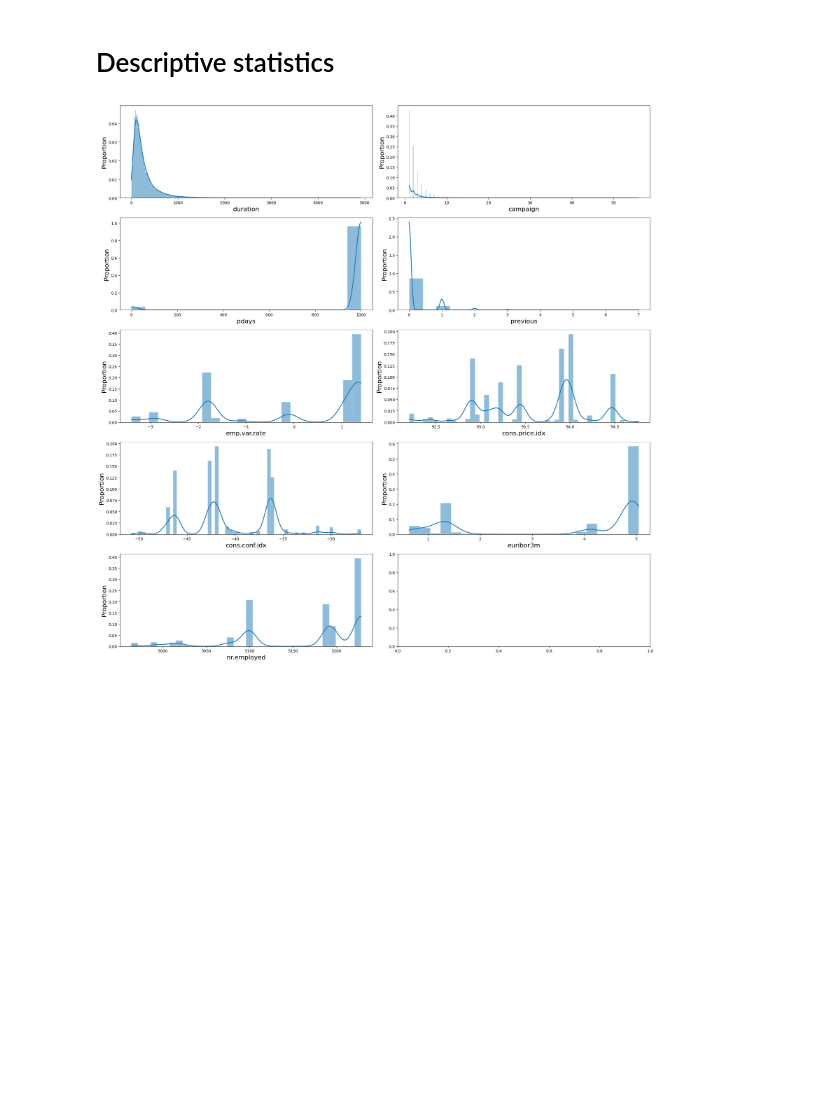
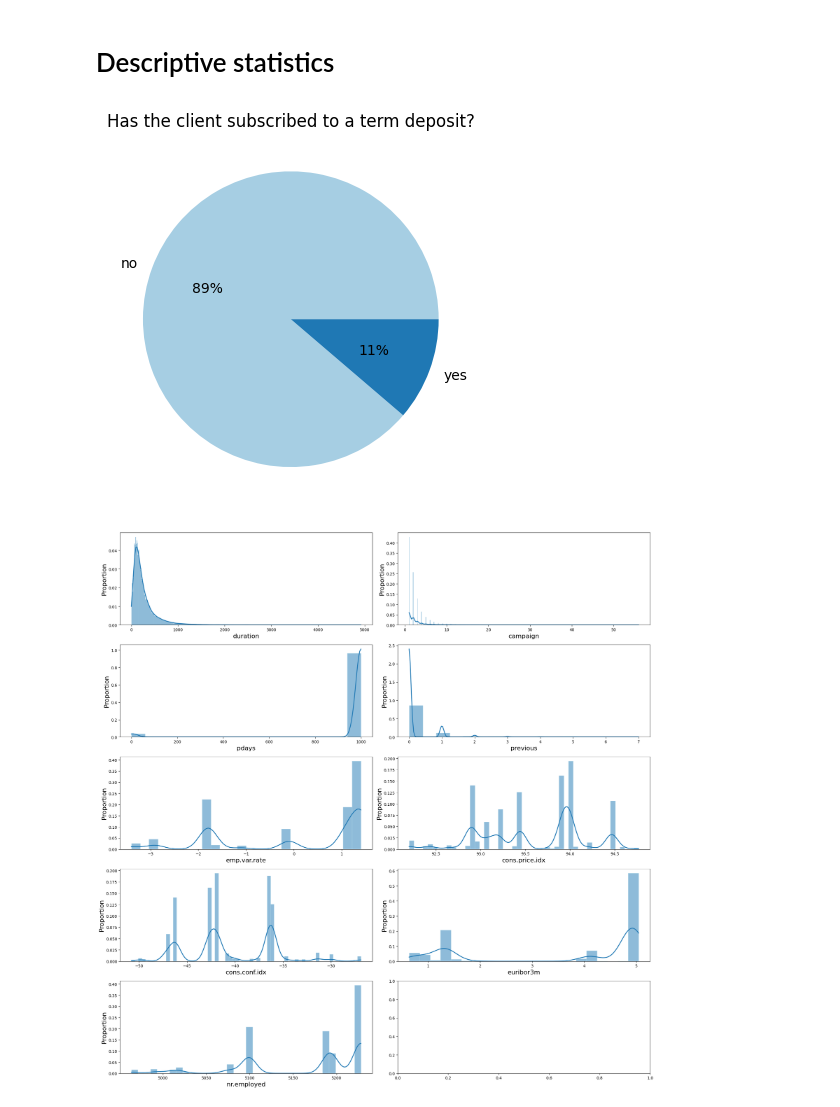
Before and after one commit to only18days/Bank-Marketing-Analysis, a Jupyter notebook: Bank Marketing Analysis.ipynb, the cells around one changed output. Saved outputs shown, nothing was run; the diff lists cells and outputs as text; code cells hidden in the pictures; blank space fills up the shorter version.

```diff
--- a/Bank Marketing Analysis.ipynb
+++ b/Bank Marketing Analysis.ipynb
@@ -138,6 +142,14 @@ age_group         0
 dtype: int64
 # %% [markdown]
 # Descriptive statistics
+# %%
+# Generate a pie chart to visualize the distribution of whether clients have subscribed to a term deposit.
+target_var = pd.crosstab(index=df['y'], columns='% observations')
+plt.pie(target_var['% observations'], labels=target_var['% observations'].index, autopct='%.0f%%', colors=palette)
+plt.title('Has the client subscribed to a term deposit?')
+plt.show()
+# %% [output]
+[figure, added]
 # %%
 # Visualize the numerical columns with seaborn
 fig, axes = plt.subplots(5, 2, figsize=(20, 20))
```
Also changed, not shown: parts of 30 cells of this notebook.
